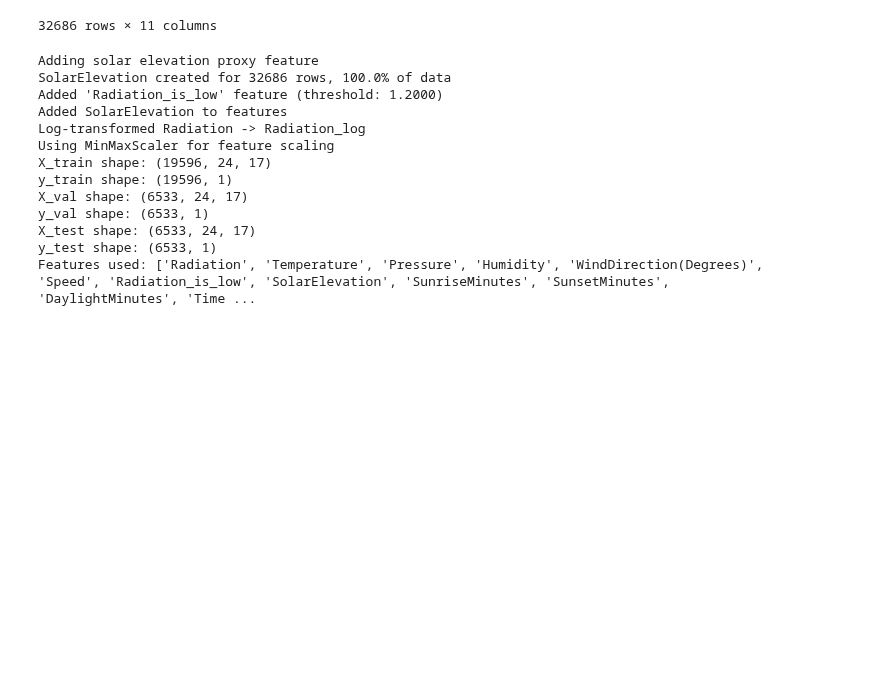
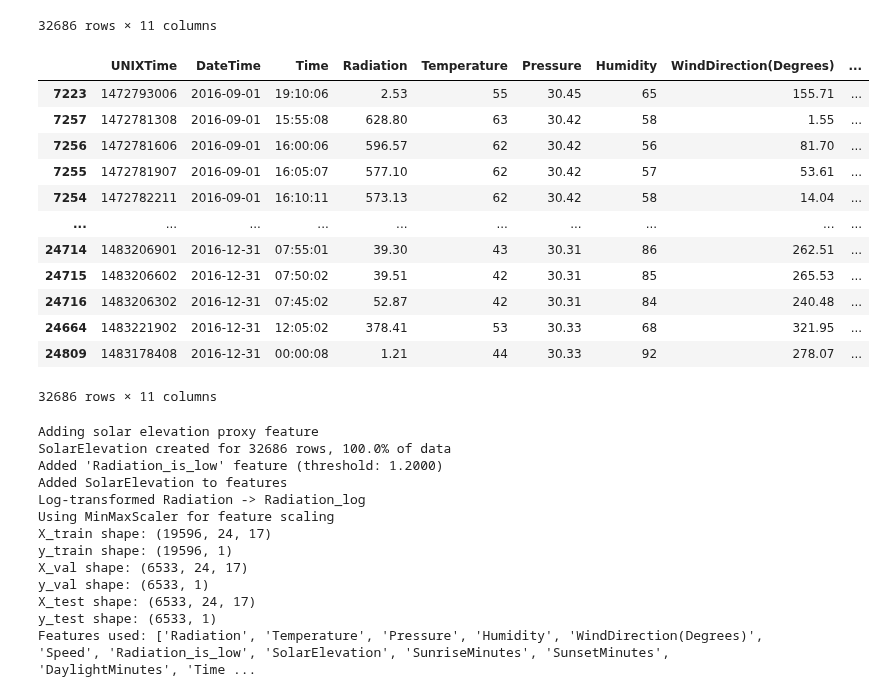
Before and after one commit to itxtx/solar_prediction, a Jupyter notebook: solar_data_tdmc.ipynb, the cells around one changed output. Drawn from its saved outputs; the diff is of its cells as text; code cells hidden in the pictures; blank space fills up the shorter version.

```diff
--- a/solar_data_tdmc.ipynb
+++ b/solar_data_tdmc.ipynb
@@ -26,6 +26,38 @@ df
 | 32684 | 1480586702 | 12/1/2016 12:00:00 AM | 00:05:02 | 1.23 | 44 | 30.42 | 101 | 164.19 | 7.87 | ... |
 | 32685 | 1480586402 | 12/1/2016 12:00:00 AM | 00:00:02 | 1.20 | 44 | 30.43 | 101 | 83.59 | 3.37 | ... |
 32686 rows × 11 columns
+# %%
+
+# Rename 'Data' column to 'DateTime' for clarity
+df = df.rename(columns={'Data': 'DateTime'})
+
+# Convert DateTime to pandas datetime
+df['DateTime'] = pd.to_datetime(df['DateTime'])
+
+# Convert Time column to datetime.time objects for better handling
+df['Time'] = pd.to_datetime(df['Time'], format='%H:%M:%S').dt.time
+
+# Similarly, convert sunrise and sunset times
+df['TimeSunRise'] = pd.to_datetime(df['TimeSunRise'], format='%H:%M:%S').dt.time
+df['TimeSunSet'] = pd.to_datetime(df['TimeSunSet'], format='%H:%M:%S').dt.time
+
+# Sort by DateTime to ensure proper plotting
+df = df.sort_values('DateTime')
+df
+# %% [output]
+|  | UNIXTime | DateTime | Time | Radiation | Temperature | Pressure | Humidity | WindDirection(Degrees) | ... |
+| 7223 | 1472793006 | 2016-09-01 | 19:10:06 | 2.53 | 55 | 30.45 | 65 | 155.71 | ... |
+| 7257 | 1472781308 | 2016-09-01 | 15:55:08 | 628.80 | 63 | 30.42 | 58 | 1.55 | ... |
+| 7256 | 1472781606 | 2016-09-01 | 16:00:06 | 596.57 | 62 | 30.42 | 56 | 81.70 | ... |
+| 7255 | 1472781907 | 2016-09-01 | 16:05:07 | 577.10 | 62 | 30.42 | 57 | 53.61 | ... |
+| 7254 | 1472782211 | 2016-09-01 | 16:10:11 | 573.13 | 62 | 30.42 | 58 | 14.04 | ... |
+| ... | ... | ... | ... | ... | ... | ... | ... | ... | ... |
+| 24714 | 1483206901 | 2016-12-31 | 07:55:01 | 39.30 | 43 | 30.31 | 86 | 262.51 | ... |
+| 24715 | 1483206602 | 2016-12-31 | 07:50:02 | 39.51 | 42 | 30.31 | 85 | 265.53 | ... |
+| 24716 | 1483206302 | 2016-12-31 | 07:45:02 | 52.87 | 42 | 30.31 | 84 | 240.48 | ... |
+| 24664 | 1483221902 | 2016-12-31 | 12:05:02 | 378.41 | 53 | 30.33 | 68 | 321.95 | ... |
+| 24809 | 1483178408 | 2016-12-31 | 00:00:08 | 1.21 | 44 | 30.33 | 92 | 278.07 | ... |
+32686 rows × 11 columns
 # %%
 X_train, X_val, X_test, y_train, y_val, y_test, scalers, feature_cols, transform_info, timestamps_train, timestamps_val, timestamps_test = data_prep.prepare_weather_data(
     df,
```
Also changed, not shown: parts of 16 cells of this notebook, 2 other files.
